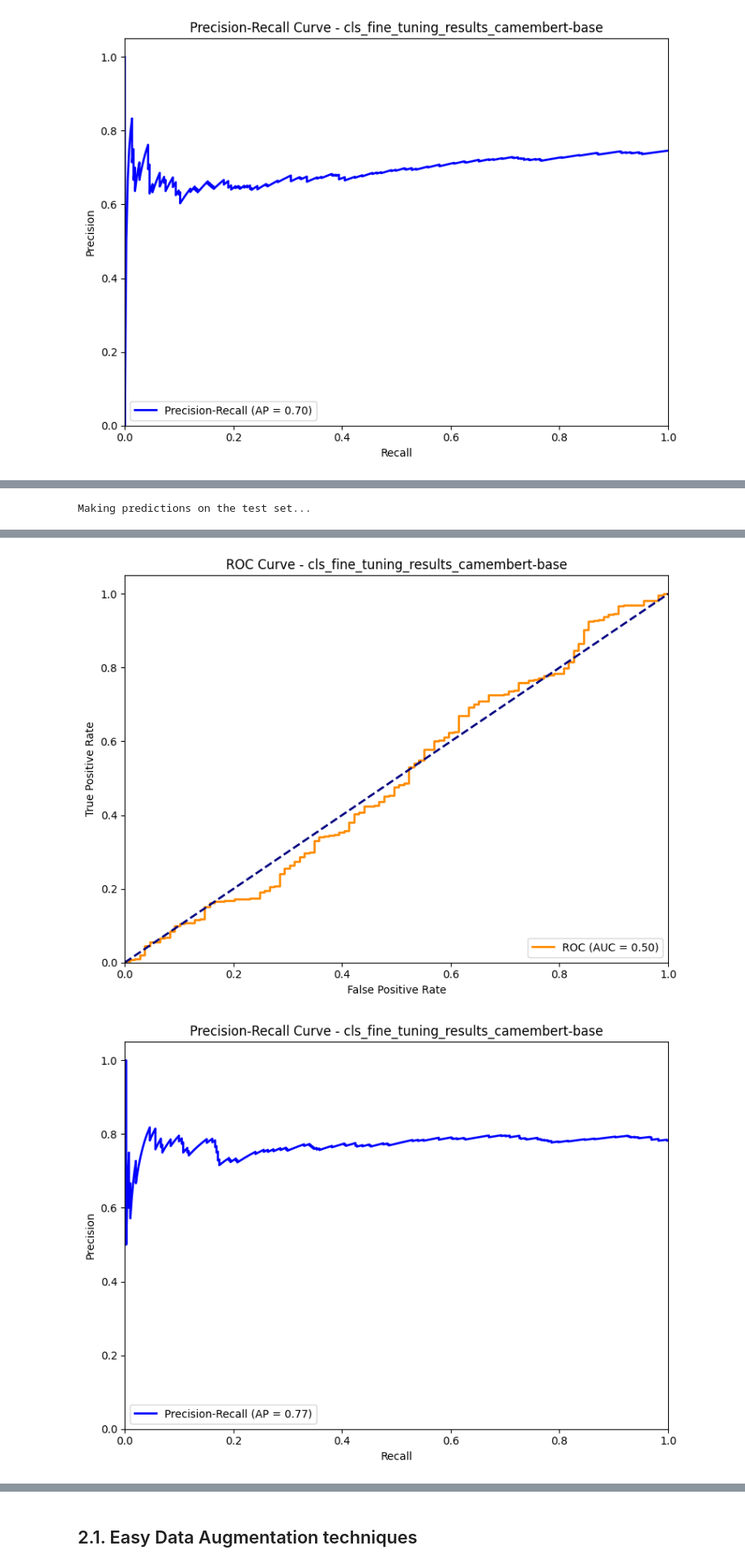
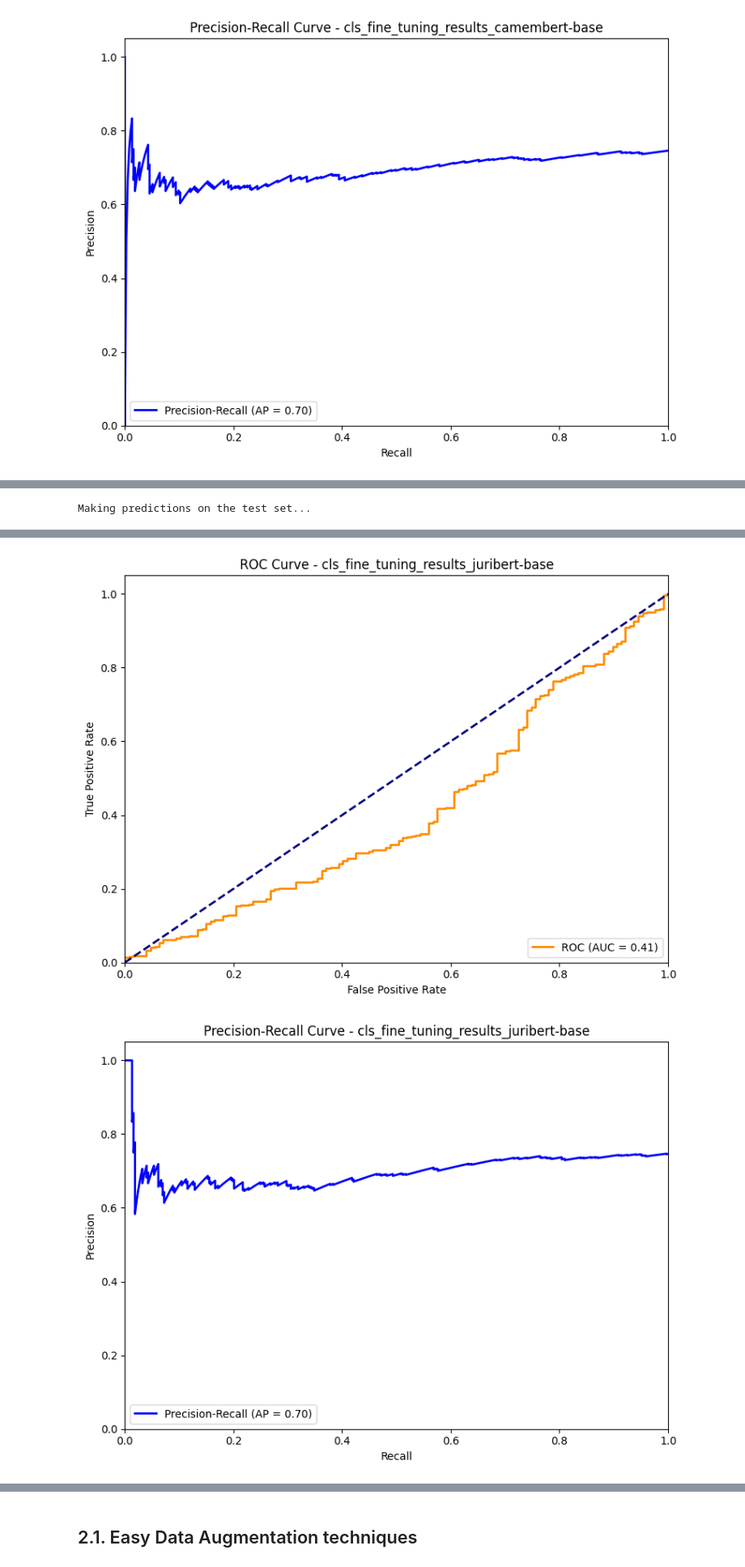
Before and after one commit to pablo-fdz/adv_nlp_final_assessment, a Jupyter notebook: part_2_ds_challenge_pablo.ipynb, the cells around one changed output, grey strips where cells are left out. Shown at 81% size. Saved outputs shown, nothing was run; the diff lists cells and outputs as text; code cells hidden in the pictures.

Commit message:
Created results for JuriBERT base

```diff
--- a/part_2_ds_challenge_pablo.ipynb
+++ b/part_2_ds_challenge_pablo.ipynb
@@ -1084,7 +1083,7 @@ print(f"\nEvaluating fine-tuned {model_name} on the test set:")
 finetuned_results = evaluate_classification(
     y_true=y_true_test_str,
     y_pred=y_pred_test_str,
-    base_filename=f"cls_fine_tuning_results_camembert-base",
+    base_filename=f"cls_fine_tuning_results_juribert-base",
     labels=candidate_labels,
     probas=ft_probas, # Probabilities for the positive class
     results_dir=os.path.join('results', 'part_2', 'a', 'test')
@@ -1108,2 +1107,2 @@ weighted avg       0.68      0.68      0.68       500
-[figure, old version]
+[figure, new version]
-[figure, old version]
+[figure, new version]
```
Also changed, not shown: parts of 10 cells of this notebook, 3 other files.
